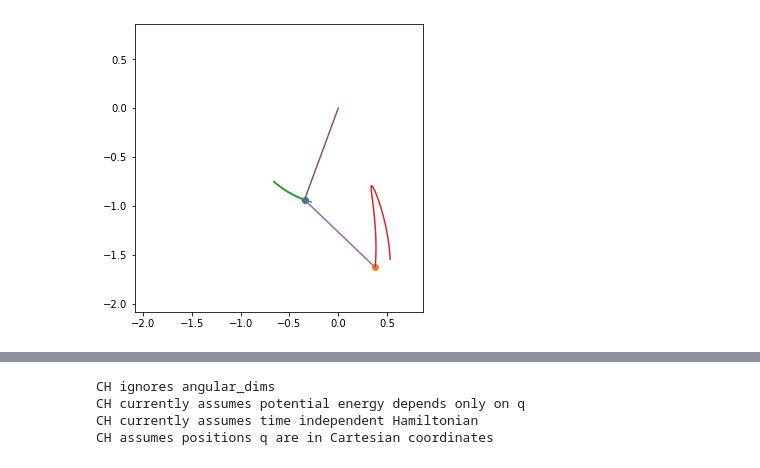
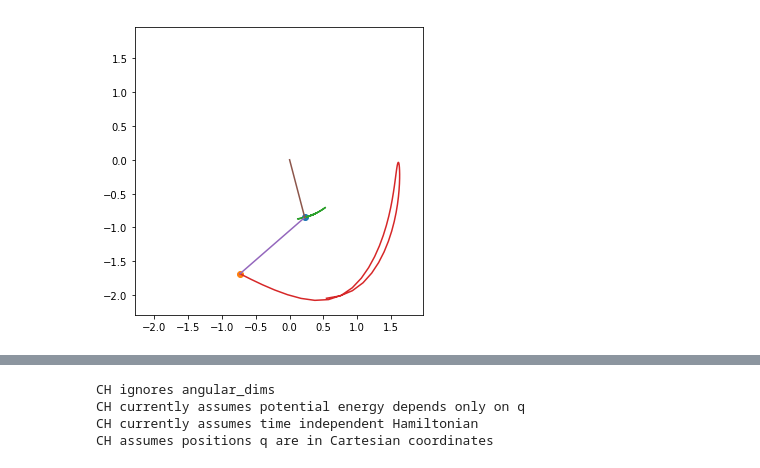
Before and after one commit to mfinzi/constrained-hamiltonian-neural-networks, a Jupyter notebook: pendulum.ipynb, the cells around one changed output, grey strips where cells are left out. Drawn from its saved outputs; the diff is of its cells as text; code cells hidden in the pictures.

```diff
--- a/pendulum.ipynb
+++ b/pendulum.ipynb
@@ -19,11 +19,11 @@ from biases.systems.satellite import Satellite
 # %%
 P = ChainPendulum(2)
 z0 = P.sample_initial_conditions(1)
-zt = P.integrate(z0,torch.linspace(0,5,100))
+zt = P.integrate(z0,torch.linspace(0,10,100))
 HTML(P.animate(zt.data))
 # %% [output]
 [interactive output not drawn]
-[figure, old version]
+[figure, new version]
 # %%
 P = Rotor()
 z0 = P.sample_initial_conditions(100)
```
Also changed, not shown: parts of 1 cell of this notebook, 4 other files.
